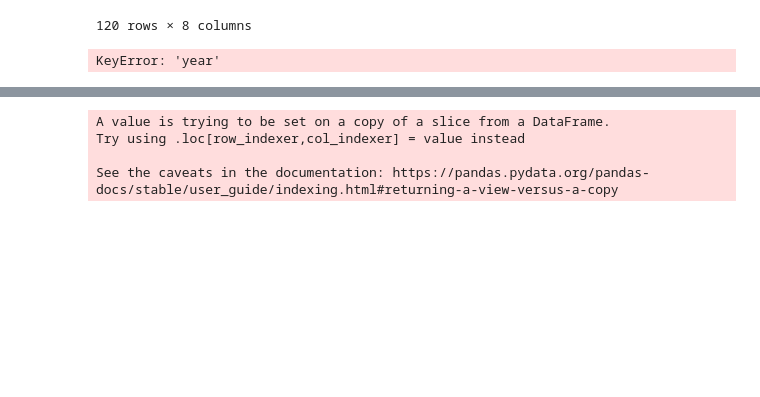
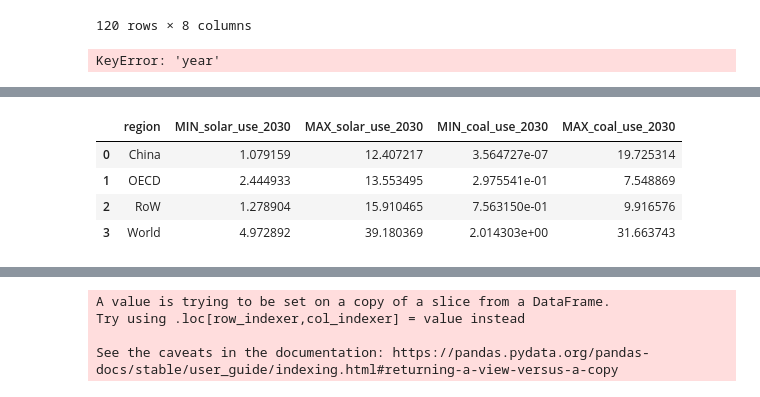
Before and after one commit to zyankarli/Feasibility_Tool, a Jupyter notebook: Tryout_Book.ipynb, the cells around one changed output, grey strips where cells are left out. Cells and saved outputs as stored; diff of their text form; code cells hidden in the pictures; blank space fills up the shorter version.

```diff
--- a/Tryout_Book.ipynb
+++ b/Tryout_Book.ipynb
@@ -357,0 +366,24 @@ px.line(data_frame= df[(df["model"].isin(["IMAGE 3.2", "WITCH 5.0"])) & (df['reg
+# %%
+#Scenario Space
+#explore full scenario space
+##get min and max values for all regions across all scenarios
+min = to_plot_df.groupby(['region'])[["solar_use_2030", "coal_use_2030"]].min().reset_index()
+min.rename(columns = {'solar_use_2030': "MIN_solar_use_2030", 'coal_use_2030': 'MIN_coal_use_2030'}, inplace = True)
+max = to_plot_df.groupby(['region'])[["solar_use_2030", "coal_use_2030"]].max().reset_index()
+max.rename(columns = {'solar_use_2030': "MAX_solar_use_2030", 'coal_use_2030': 'MAX_coal_use_2030'}, inplace = True)
+
+
+
+pd.merge(left=min, right=max, on="region").reindex(columns=[
+    'region',
+    'MIN_solar_use_2030',
+    'MAX_solar_use_2030',
+    'MIN_coal_use_2030',
+    'MAX_coal_use_2030'
+])
+# %% [output]
+|  | region | MIN_solar_use_2030 | MAX_solar_use_2030 | MIN_coal_use_2030 | MAX_coal_use_2030 |
+| 0 | China | 1.079159 | 12.407217 | 3.564727e-07 | 19.725314 |
+| 1 | OECD | 2.444933 | 13.553495 | 2.975541e-01 | 7.548869 |
+| 2 | RoW | 1.278904 | 15.910465 | 7.563150e-01 | 9.916576 |
+| 3 | World | 4.972892 | 39.180369 | 2.014303e+00 | 31.663743 |
```
Also changed, not shown: parts of 4 cells of this notebook, 1 other file.
